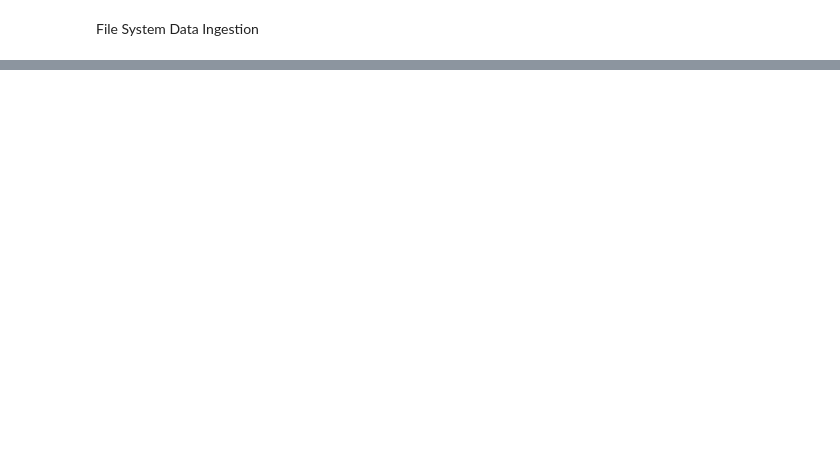
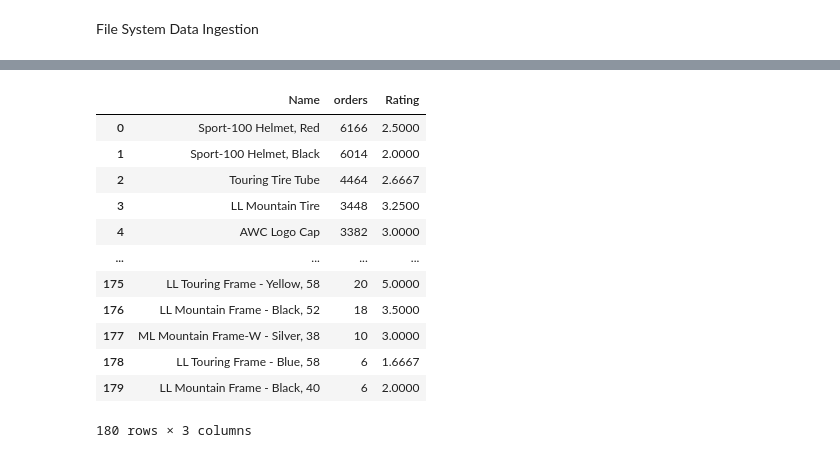
Before and after one commit to boffskbob/DS2002-midterm, a Jupyter notebook: db_setup.ipynb, the cells around one changed output, grey strips where cells are left out. Cells and saved outputs as stored; diff of their text form; code cells hidden in the pictures; blank space fills up the shorter version.

```diff
--- a/db_setup.ipynb
+++ b/db_setup.ipynb
@@ -149,0 +332,24 @@ File System Data Ingestion
+# %%
+sql = """
+SELECT p.Name, COUNT(fs.fact_sales_key) as orders, AVG(r.Rating) as Rating FROM adventureworks_dw.fact_sales as fs
+JOIN adventureworks_dw.dim_reviews as r ON r.ProductID = fs.ProductID
+JOIN adventureworks_dw.dim_product as p on p.ProductID = fs.ProductID
+GROUP BY fs.ProductID
+ORDER BY orders DESC;
+"""
+df_test = get_dataframe(user_id, pwd, host_name, src_dbname, sql)
+df_test
+# %% [output]
+|  | Name | orders | Rating |
+| 0 | Sport-100 Helmet, Red | 6166 | 2.5000 |
+| 1 | Sport-100 Helmet, Black | 6014 | 2.0000 |
+| 2 | Touring Tire Tube | 4464 | 2.6667 |
+| 3 | LL Mountain Tire | 3448 | 3.2500 |
+| 4 | AWC Logo Cap | 3382 | 3.0000 |
+| ... | ... | ... | ... |
+| 175 | LL Touring Frame - Yellow, 58 | 20 | 5.0000 |
+| 176 | LL Mountain Frame - Black, 52 | 18 | 3.5000 |
+| 177 | ML Mountain Frame-W - Silver, 38 | 10 | 3.0000 |
+| 178 | LL Touring Frame - Blue, 58 | 6 | 1.6667 |
+| 179 | LL Mountain Frame - Black, 40 | 6 | 2.0000 |
+180 rows × 3 columns
```
Also changed, not shown: parts of 27 cells of this notebook, 5 other files.
